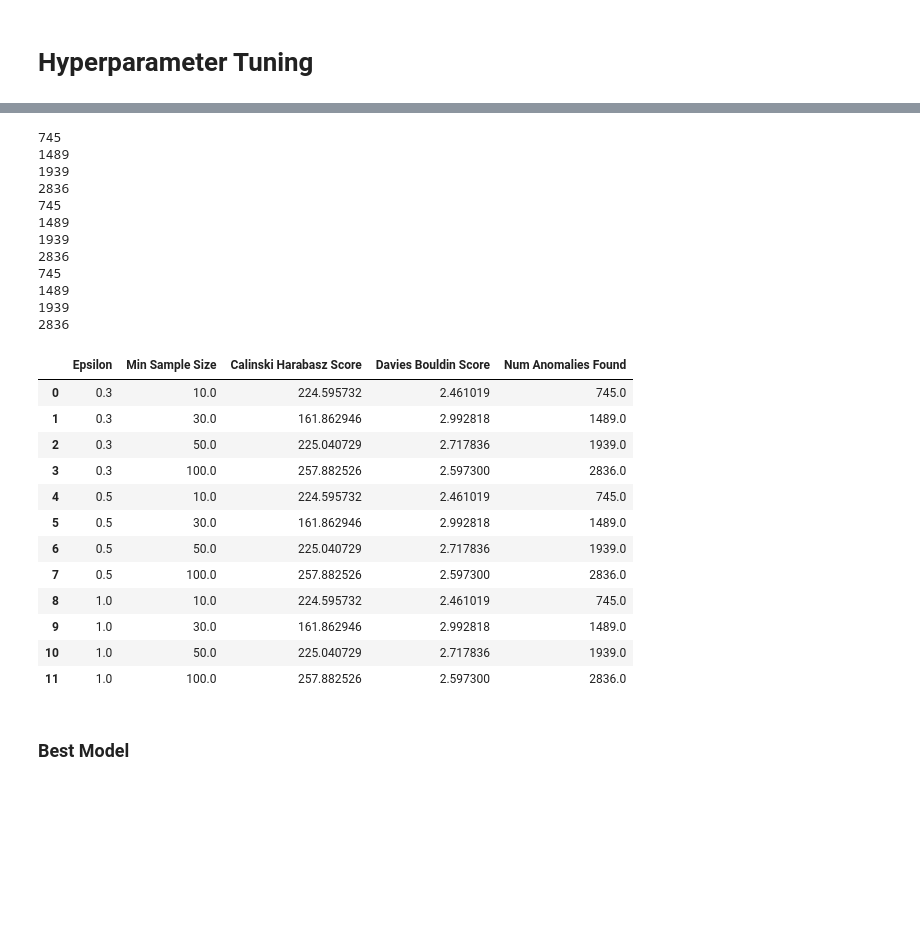
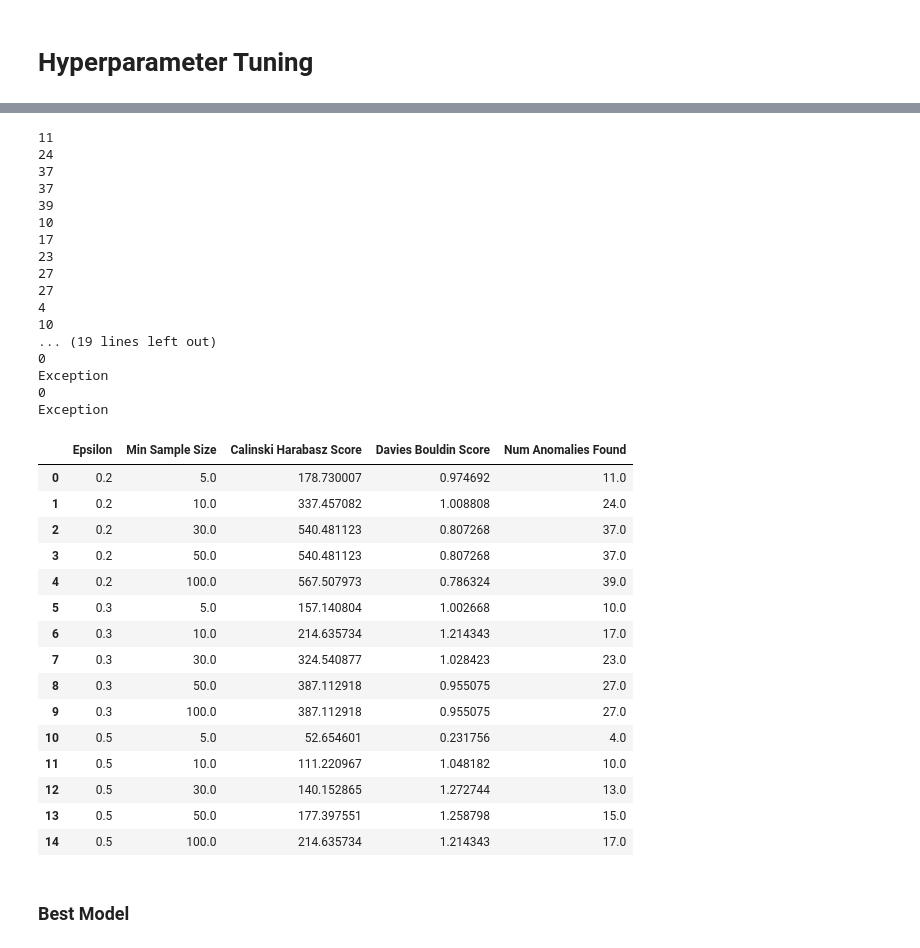
Before and after one commit to rmzn1717/anomaly_detection_project, a Jupyter notebook: DBSCAN.ipynb, the cells around one changed output, grey strips where cells are left out. Cells and saved outputs as stored; diff of their text form; code cells hidden in the pictures; blank space fills up the shorter version.

```diff
--- a/DBSCAN.ipynb
+++ b/DBSCAN.ipynb
@@ -228,7 +213,7 @@ davies_bouldin_score(data_model_input, anom_preds)
 # %% [markdown]
 # Model 2
 # %%
-data_model_input = data[['sbytes', 'sttl', 'dttl']].copy()
+data_model_input = num_data[['sbytes', 'sttl', 'dttl']].copy()
 # %%
 dbscan_model = DBSCAN(eps=eps, min_samples=min_samples)
 cluster_preds = dbscan_model.fit_predict(data_model_input)
@@ -254,7 +239,7 @@ davies_bouldin_score(data_model_input, anom_preds)
 # %% [markdown]
 # Model 3
 # %%
-data_model_input = data[['sbytes', 'sttl','tcprtt','synack']].copy()
+data_model_input = num_data[['sbytes', 'sttl','tcprtt','synack']].copy()
 # %%
 dbscan_model = DBSCAN(eps=eps, min_samples=min_samples)
 cluster_preds = dbscan_model.fit_predict(data_model_input)
@@ -282,7 +265,7 @@ davies_bouldin_score(data_model_input, anom_preds)
 # %% [markdown]
 # Model 4
 # %%
-data_model_input = data[['sbytes', 'sttl','tcprtt','synack', 'ackdat']].copy()
+data_model_input = num_data[['sbytes', 'sttl','tcprtt','synack', 'ackdat']].copy()
 # %%
 dbscan_model = DBSCAN(eps=eps, min_samples=min_samples)
 cluster_preds = dbscan_model.fit_predict(data_model_input)
@@ -310,7 +291,7 @@ davies_bouldin_score(data_model_input, anom_preds)
 # %% [markdown]
 # Model 5
 # %%
-data_model_input = data[['sbytes', 'sttl','tcprtt','synack', 'ackdat', 'Sload']].copy()
+data_model_input = num_data[['sbytes', 'sttl','tcprtt','synack', 'ackdat', 'Sload']].copy()
 # %%
 dbscan_model = DBSCAN(eps=eps, min_samples=min_samples)
 cluster_preds = dbscan_model.fit_predict(data_model_input)
@@ -353,6 +337,6 @@ memory usage: 390.8 KB
 # %%
-params = {'eps': [0.3, 0.5, 1, ],
-         'min_samples': [10, 30, 50, 100]}
+params = {'eps': [0.2, 0.3, 0.5, 1, 2],
+         'min_samples': [5, 10, 30, 50, 100]}
 
 score_table = pd.DataFrame(columns=['Epsilon', 'Min Sample Size',
                                     'Calinski Harabasz Score', 'Davies Bouldin Score', 'Num Anomalies Found'])
@@ -360,57 +344,65 @@ max_calinski = 0
 best_eps = 0.5
 best_min_samples = 10
 data_model_input = best_data
 
 for eps in params['eps']:
     for min_samples in params['min_samples']:
       try:
         dbscan_model = DBSCAN(eps=eps, min_samples=min_samples)
         cluster_preds = dbscan_model.fit_predict(data_model_input)
         print(cluster_preds.tolist().count(-1))
         anom_preds = np.where(cluster_preds == -1, -1, 0)
         calinski = calinski_harabasz_score(data_model_input, anom_preds)
         if calinski > max_calinski:
           max_calinski = calinski
           best_eps = eps
           best_min_samples = min_samples
         davies = davies_bouldin_score(data_model_input, anom_preds)
         score_table=score_table.append({'Epsilon':eps,
                                       'Min Sample Size':min_samples,
                                       'Calinski Harabasz Score':calinski,
                                       'Davies Bouldin Score':davies,
                                       'Num Anomalies Found':cluster_preds.tolist().count(-1)},
                                       ignore_index=True)
         score_table
       except:
         print("Exception")
 
 display(score_table)
 # %% [output]
-745
-1489
-1939
-2836
-745
-1489
-1939
-2836
-745
-1489
-1939
-2836
+11
+24
+37
+37
+39
+10
+17
+23
+27
+27
+4
+10
+... (19 lines left out)
+0
+Exception
+0
+Exception
 |  | Epsilon | Min Sample Size | Calinski Harabasz Score | Davies Bouldin Score | Num Anomalies Found |
-| 0 | 0.3 | 10.0 | 224.595732 | 2.461019 | 745.0 |
-| 1 | 0.3 | 30.0 | 161.862946 | 2.992818 | 1489.0 |
-| 2 | 0.3 | 50.0 | 225.040729 | 2.717836 | 1939.0 |
-| 3 | 0.3 | 100.0 | 257.882526 | 2.597300 | 2836.0 |
-| 4 | 0.5 | 10.0 | 224.595732 | 2.461019 | 745.0 |
-| 5 | 0.5 | 30.0 | 161.862946 | 2.992818 | 1489.0 |
-| 6 | 0.5 | 50.0 | 225.040729 | 2.717836 | 1939.0 |
-| 7 | 0.5 | 100.0 | 257.882526 | 2.597300 | 2836.0 |
-| 8 | 1.0 | 10.0 | 224.595732 | 2.461019 | 745.0 |
-| 9 | 1.0 | 30.0 | 161.862946 | 2.992818 | 1489.0 |
-| 10 | 1.0 | 50.0 | 225.040729 | 2.717836 | 1939.0 |
-| 11 | 1.0 | 100.0 | 257.882526 | 2.597300 | 2836.0 |
+| 0 | 0.2 | 5.0 | 178.730007 | 0.974692 | 11.0 |
+| 1 | 0.2 | 10.0 | 337.457082 | 1.008808 | 24.0 |
+| 2 | 0.2 | 30.0 | 540.481123 | 0.807268 | 37.0 |
+| 3 | 0.2 | 50.0 | 540.481123 | 0.807268 | 37.0 |
+| 4 | 0.2 | 100.0 | 567.507973 | 0.786324 | 39.0 |
+| 5 | 0.3 | 5.0 | 157.140804 | 1.002668 | 10.0 |
+| 6 | 0.3 | 10.0 | 214.635734 | 1.214343 | 17.0 |
+| 7 | 0.3 | 30.0 | 324.540877 | 1.028423 | 23.0 |
+| 8 | 0.3 | 50.0 | 387.112918 | 0.955075 | 27.0 |
+| 9 | 0.3 | 100.0 | 387.112918 | 0.955075 | 27.0 |
+| 10 | 0.5 | 5.0 | 52.654601 | 0.231756 | 4.0 |
+| 11 | 0.5 | 10.0 | 111.220967 | 1.048182 | 10.0 |
+| 12 | 0.5 | 30.0 | 140.152865 | 1.272744 | 13.0 |
+| 13 | 0.5 | 50.0 | 177.397551 | 1.258798 | 15.0 |
+| 14 | 0.5 | 100.0 | 214.635734 | 1.214343 | 17.0 |
 # %% [markdown]
 ### Best Model
 # %%
```
Also changed, not shown: parts of 41 cells of this notebook.
